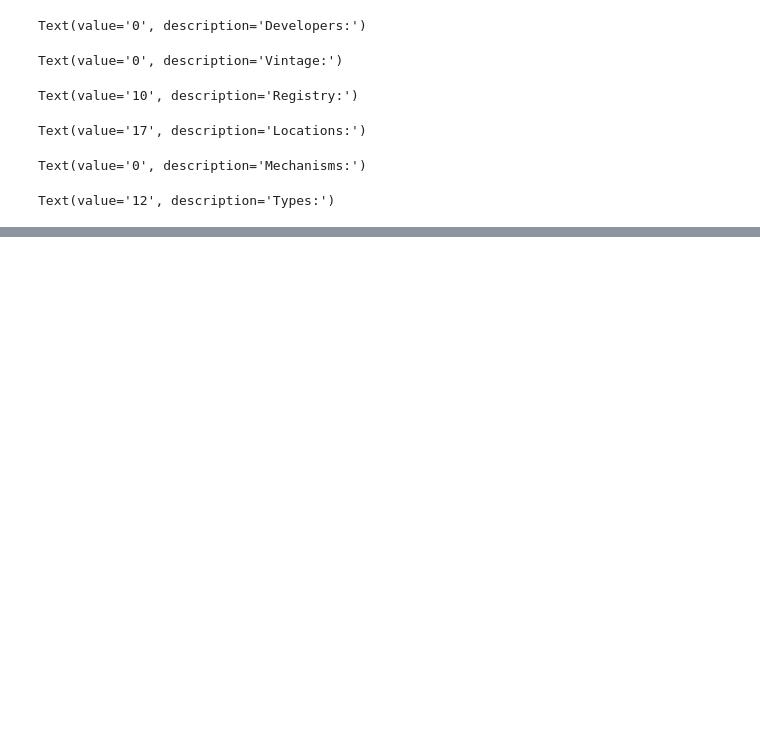
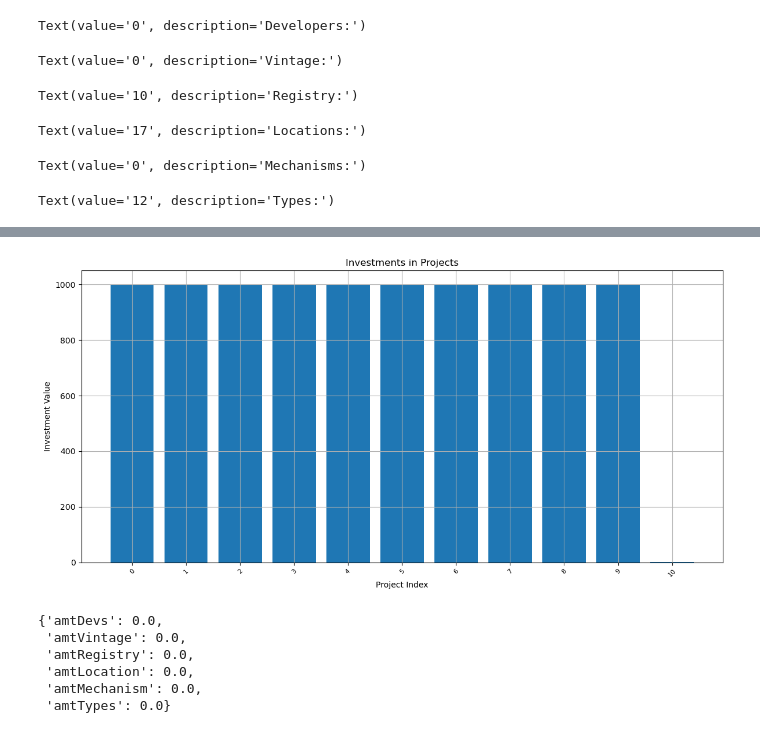
Before and after one commit to SisypheF/Hack-Rice-13, a Jupyter notebook: Demo.ipynb, the cells around one changed output, grey strips where cells are left out. Cells and saved outputs as stored; diff of their text form; code cells hidden in the pictures; blank space fills up the shorter version.

```diff
--- a/Demo.ipynb
+++ b/Demo.ipynb
@@ -133,7 +133,7 @@ deficitInput = widgets.Text(
 options = ["Low", "Medium", "High"]
 riskDropdown = widgets.Dropdown(
     options=options,     # List of options
-    value=options[0],    # Initial selected option
+    value=options[2],    # Initial selected option
     description='Select:',  # Label for the dropdown
     disabled=False       # Set to True to disable the dropdown
 )
@@ -335,0 +400,47 @@ amtTypes
+# %%
+# Return the portfolio as a list of quantities (int) for each project
+portfolio = [x[i].X for i in range(numProjDev)]
+# %%
+# Visualize the portfolio
+import matplotlib.pyplot as plt
+import numpy as np
+
+# Filter out zero investments and their corresponding project indices
+filtered_portfolio = [value for value in portfolio if value != 0]
+num_investments = len(filtered_portfolio)
+
+# Create a figure and axis
+fig, ax = plt.subplots(figsize=(12, 6))
+
+# Create a bar plot
+x = np.arange(num_investments)
+plt.bar(x, filtered_portfolio)
+
+# Set the x-axis ticks to show the project indices
+plt.xticks(x, [str(i) for i in range(num_investments)], rotation=45, fontsize=8)
+
+# Set plot title and labels
+plt.title('Investments in Projects')
+plt.xlabel('Project Index')
+plt.ylabel('Investment Value')
+
+# Show the plot
+plt.tight_layout()
+plt.grid(True)
+plt.show()
+# %% [output]
+[figure, added]
+# %%
+shadowPriceDict = {}
+for constr in model.getConstrs():
+    if constr.ConstrName in ["amtDevs", "amtVintage", "amtRegistry", "amtLocation", "amtMechanism", "amtTypes"]:
+        shadowPriceDict[constr.ConstrName] = constr.RHS
+
+shadowPriceDict
+# %% [output]
+{'amtDevs': 0.0,
+ 'amtVintage': 0.0,
+ 'amtRegistry': 0.0,
+ 'amtLocation': 0.0,
+ 'amtMechanism': 0.0,
+ 'amtTypes': 0.0}
```
Also changed, not shown: parts of 8 cells of this notebook.
